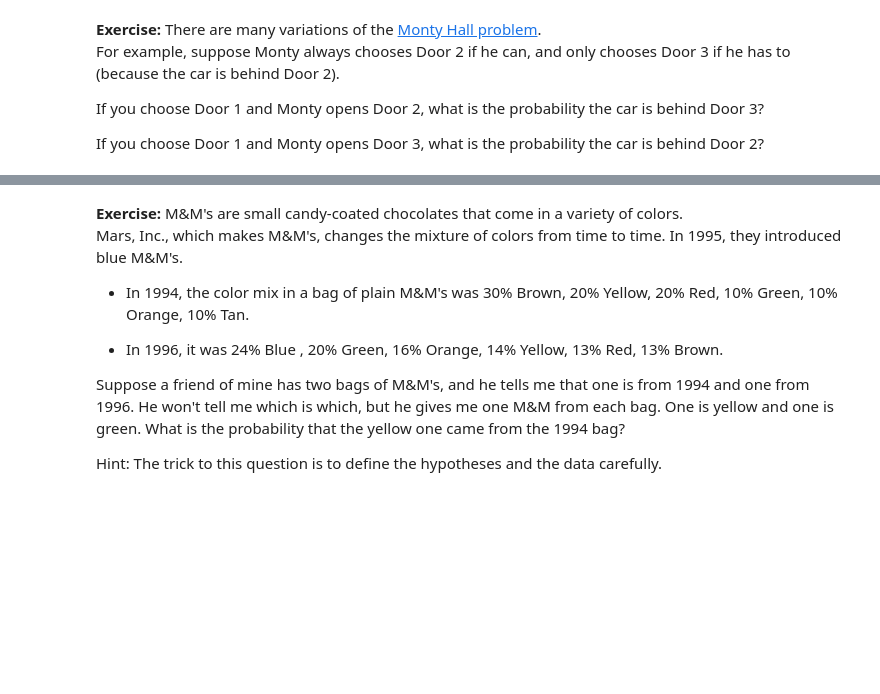
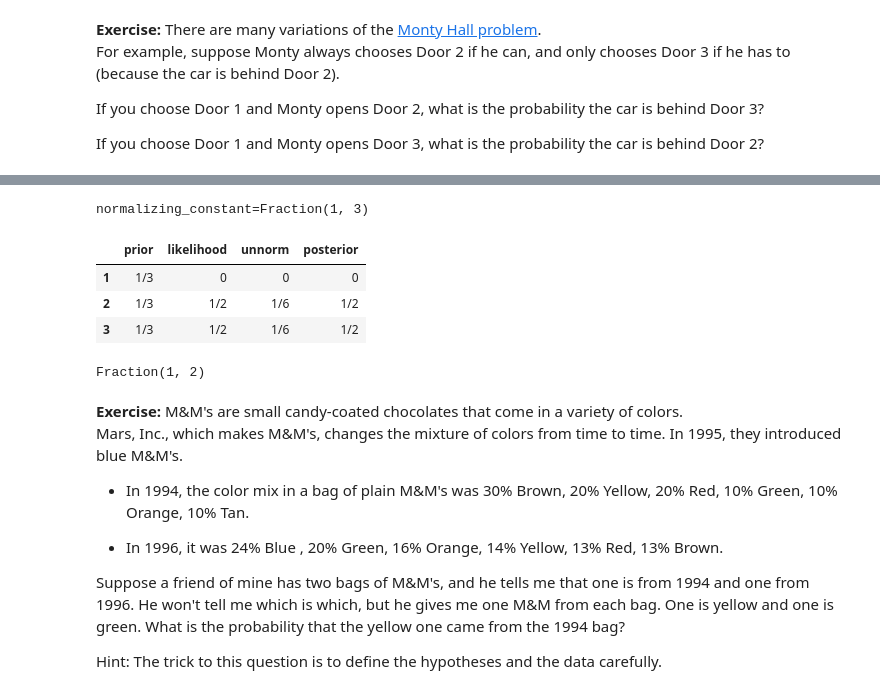
Before and after one commit to mrwizard82d1/think_bayes_2e, a Jupyter notebook: chap02.ipynb, the cells around one changed output, grey strips where cells are left out. Drawn from its saved outputs; the diff is of its cells as text; code cells hidden in the pictures; blank space fills up the shorter version.

```diff
--- a/chap02.ipynb
+++ b/chap02.ipynb
@@ -467,3 +482,22 @@ If you choose Door 1 and Monty opens Door 3, what is the probability the car is
+# %%
+hypotheses = (1, 2, 3)  # Car is behind this door
+data = 3  # Monty Hall opens door number 3
+hall_always_3 = pd.DataFrame(index=hypotheses)
+hall_always_3['prior'] = Fraction(1, 3)
+hall_always_3['likelihood'] = 0, Fraction(1, 2), Fraction(1, 2)
+normalizing_constant = update(hall_always_3)
+print(f'{normalizing_constant=}')
+hall_always_3
+# %% [output]
+normalizing_constant=Fraction(1, 3)
+|  | prior | likelihood | unnorm | posterior |
+| 1 | 1/3 | 0 | 0 | 0 |
+| 2 | 1/3 | 1/2 | 1/6 | 1/2 |
+| 3 | 1/3 | 1/2 | 1/6 | 1/2 |
+# %%
+hall_always_3.loc[2, 'posterior']
+# %% [output]
+Fraction(1, 2)
 # %% [markdown]
 **Exercise:** M&M's are small candy-coated chocolates that come in a variety of colors.
 Mars, Inc., which makes M&M's, changes the mixture of colors from time to time.
```
Also changed, not shown: parts of 11 cells of this notebook.
